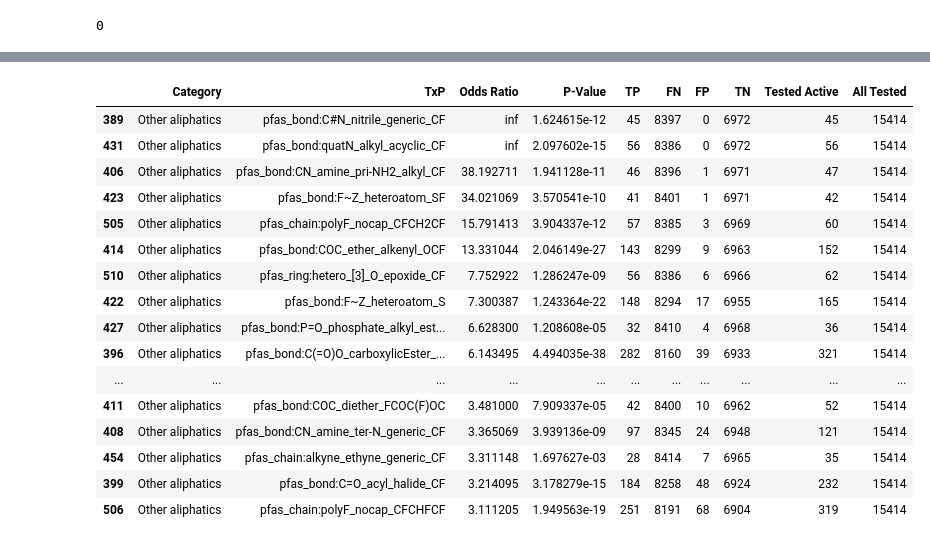
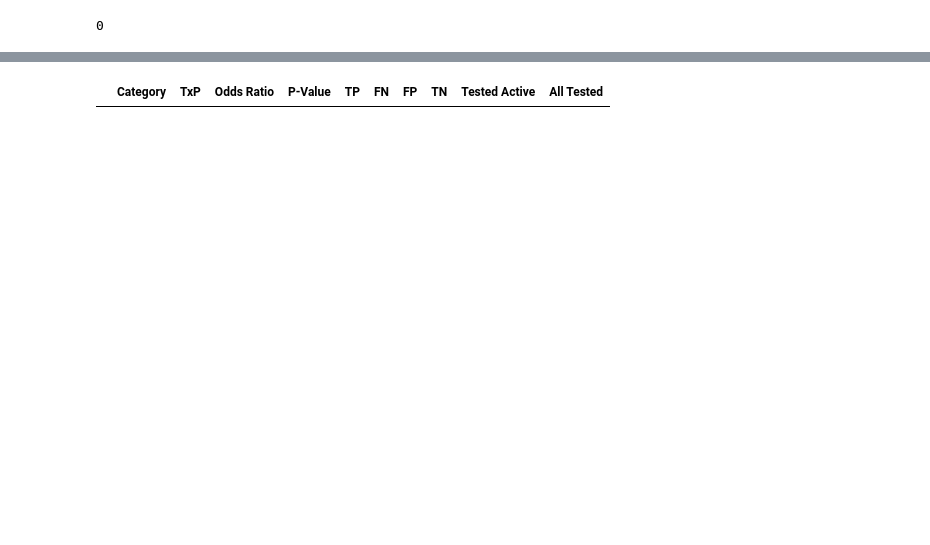
Before and after one commit to patlewig/nts_pfas, a Jupyter notebook: notebooks/02_enrichments_primary_categories.ipynb, the cells around one changed output, grey strips where cells are left out. Drawn from its saved outputs; the diff is of its cells as text; code cells hidden in the pictures; blank space fills up the shorter version.

Commit message:
investigation of enrichments to primary categories update with the new categories

```diff
--- a/notebooks/02_enrichments_primary_categories.ipynb
+++ b/notebooks/02_enrichments_primary_categories.ipynb
@@ -35,9 +36,9 @@ external_dir = TOP + 'data/external/'
 processed_dir = TOP + 'data/processed/'
 figures_dir = TOP + 'reports/figures/'
 # %%
-df = pd.read_excel(interim_dir+'secondary_categorisations_new_universe_061123.xlsx' ,  index_col = [0])
+df = pd.read_excel(interim_dir+'mediod_new_universe_090524.xlsx' ,  index_col = [0])
 # %%
-pfas_txps = pd.read_csv(interim_dir+'new_inv_4TxPs_PFAS_out.txt', sep = ';')
+pfas_txps = pd.read_csv(interim_dir+'output_new_pfas__PFASTxP_april.txt', sep = ';')
 pfas_txps = pfas_txps[pfas_txps['M_CORINA_SYMPHONY_ERRORS_[STRING]'] == 'No errors']
 pfas_txps = pfas_txps.iloc[:,:-2]
 # %%
@@ -89,8 +98,8 @@ import scipy.stats as stats
 # %%
 def create_enrich(df):
     res = []
-    for e in df.columns[:11]:
-        for i, column in df.iloc[:,11:].items():
+    for e in df.columns[:18]:
+        for i, column in df.iloc[:,18:].items():
             #print(i,column)
             if pd.crosstab(df.loc[:,e], column).shape == (2,2):
                 a = pd.crosstab(df[e],column)
@@ -166,20 +178,4 @@ txp_enrich1[txp_enrich1['Category'] == 'unclassified'].sort_values(by=['Odds Rat
 # %%
-txp_enrich1[txp_enrich1['Category'] == 'Other aliphatics'].sort_values(by=['Odds Ratio','P-Value'], ascending = [False, False])
+txp_enrich1[txp_enrich1['Category'] == 'Aromatic PFAAs'].sort_values(by=['Odds Ratio','P-Value'], ascending = [False, False])
 # %% [output]
 |  | Category | TxP | Odds Ratio | P-Value | TP | FN | FP | TN | Tested Active | All Tested |
-| 389 | Other aliphatics | pfas_bond:C#N_nitrile_generic_CF | inf | 1.624615e-12 | 45 | 8397 | 0 | 6972 | 45 | 15414 |
-| 431 | Other aliphatics | pfas_bond:quatN_alkyl_acyclic_CF | inf | 2.097602e-15 | 56 | 8386 | 0 | 6972 | 56 | 15414 |
-| 406 | Other aliphatics | pfas_bond:CN_amine_pri-NH2_alkyl_CF | 38.192711 | 1.941128e-11 | 46 | 8396 | 1 | 6971 | 47 | 15414 |
-| 423 | Other aliphatics | pfas_bond:F~Z_heteroatom_SF | 34.021069 | 3.570541e-10 | 41 | 8401 | 1 | 6971 | 42 | 15414 |
-| 505 | Other aliphatics | pfas_chain:polyF_nocap_CFCH2CF | 15.791413 | 3.904337e-12 | 57 | 8385 | 3 | 6969 | 60 | 15414 |
-| 414 | Other aliphatics | pfas_bond:COC_ether_alkenyl_OCF | 13.331044 | 2.046149e-27 | 143 | 8299 | 9 | 6963 | 152 | 15414 |
-| 510 | Other aliphatics | pfas_ring:hetero_[3]_O_epoxide_CF | 7.752922 | 1.286247e-09 | 56 | 8386 | 6 | 6966 | 62 | 15414 |
-| 422 | Other aliphatics | pfas_bond:F~Z_heteroatom_S | 7.300387 | 1.243364e-22 | 148 | 8294 | 17 | 6955 | 165 | 15414 |
-| 427 | Other aliphatics | pfas_bond:P=O_phosphate_alkyl_est... | 6.628300 | 1.208608e-05 | 32 | 8410 | 4 | 6968 | 36 | 15414 |
-| 396 | Other aliphatics | pfas_bond:C(=O)O_carboxylicEster_... | 6.143495 | 4.494035e-38 | 282 | 8160 | 39 | 6933 | 321 | 15414 |
-| ... | ... | ... | ... | ... | ... | ... | ... | ... | ... | ... |
-| 411 | Other aliphatics | pfas_bond:COC_diether_FCOC(F)OC | 3.481000 | 7.909337e-05 | 42 | 8400 | 10 | 6962 | 52 | 15414 |
-| 408 | Other aliphatics | pfas_bond:CN_amine_ter-N_generic_CF | 3.365069 | 3.939136e-09 | 97 | 8345 | 24 | 6948 | 121 | 15414 |
-| 454 | Other aliphatics | pfas_chain:alkyne_ethyne_generic_CF | 3.311148 | 1.697627e-03 | 28 | 8414 | 7 | 6965 | 35 | 15414 |
-| 399 | Other aliphatics | pfas_bond:C=O_acyl_halide_CF | 3.214095 | 3.178279e-15 | 184 | 8258 | 48 | 6924 | 232 | 15414 |
-| 506 | Other aliphatics | pfas_chain:polyF_nocap_CFCHFCF | 3.111205 | 1.949563e-19 | 251 | 8191 | 68 | 6904 | 319 | 15414 |
```
Also changed, not shown: parts of 13 cells of this notebook.
